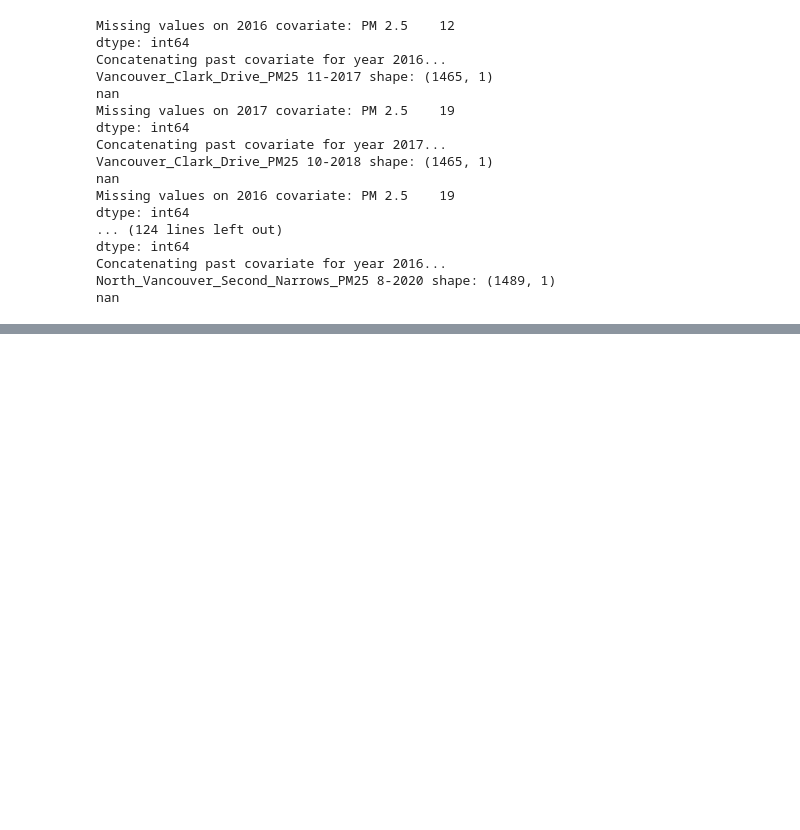
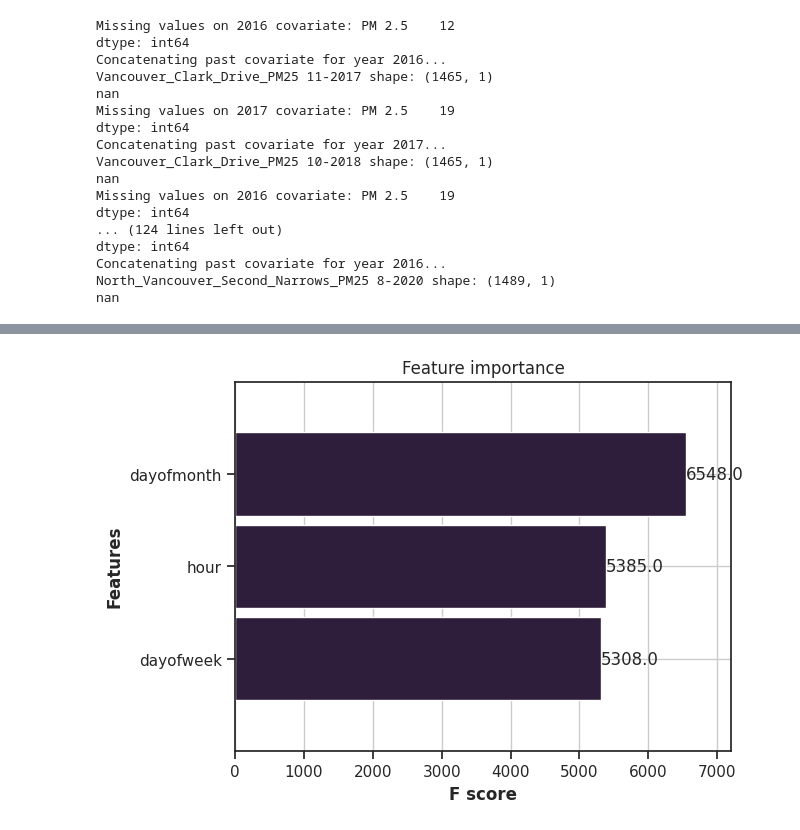
Before and after one commit to erich-hs/Air-We-Breathe, a Jupyter notebook: awb_Missing_LSTM.ipynb, the cells around one changed output, grey strips where cells are left out. Drawn from its saved outputs; the diff is of its cells as text; code cells hidden in the pictures; blank space fills up the shorter version.

Commit message:
XGBoost first commit

```diff
--- a/awb_Missing_LSTM.ipynb
+++ b/awb_Missing_LSTM.ipynb
@@ -455,0 +458,14 @@ nan
+# %%
+import xgboost as xgb
+from xgboost import plot_importance, plot_tree
+
+start_date = datetime(2020, 7, 1)   # Subset start date
+end_date = datetime(2020, 9, 1)     # Subset end date
+split_date = datetime(2020, 8, 15)  # Training/Validation split date
+
+station_subset = master_df[master_df["STATION"] == "North_Vancouver_Second_Narrows_PM25"]
+train = station_subset.loc[np.logical_and(station_subset.index > start_date, station_subset.index <= split_date)]
+test = station_subset.loc[np.logical_and(station_subset.index > split_date, station_subset.index <= end_date)]
+
+print(f"Train shape: {train.shape}")
+print(f"Test shape: {test.shape}")
@@ -455,0 +475,19 @@ nan
+# %%
+# Datepart features
+def create_features(df, label=None):
+    """
+    Creates time series features from datetime index
+    """
+    df['date'] = df.index
+    df['hour'] = df.index.hour
+    df['dayofweek'] = df.index.dayofweek
+    df['dayofmonth'] = df.index.day
+
+    X = df[['hour','dayofweek','dayofmonth']]
+    if label:
+        y = df[label]
+        return X, y
+    return X
+# %%
+X_train, y_train = create_features(train.interpolate(), label="PM 2.5")
+X_test, y_test = create_features(test.interpolate(), label="PM 2.5")
@@ -455,0 +500,7 @@ nan
+# %%
+reg = xgb.XGBRegressor(n_estimators=1000,
+                       early_stopping_rounds=50,
+                       learning_rate=0.005)
+reg.fit(X_train, y_train,
+        eval_set=[(X_train, y_train), (X_test, y_test)],
+        verbose=10)
@@ -455,0 +535,4 @@ nan
+# %%
+_ = plot_importance(reg, height=0.9)
+# %% [output]
+[figure, added]
```
Also changed, not shown: parts of 7 cells of this notebook, 1 other file.
